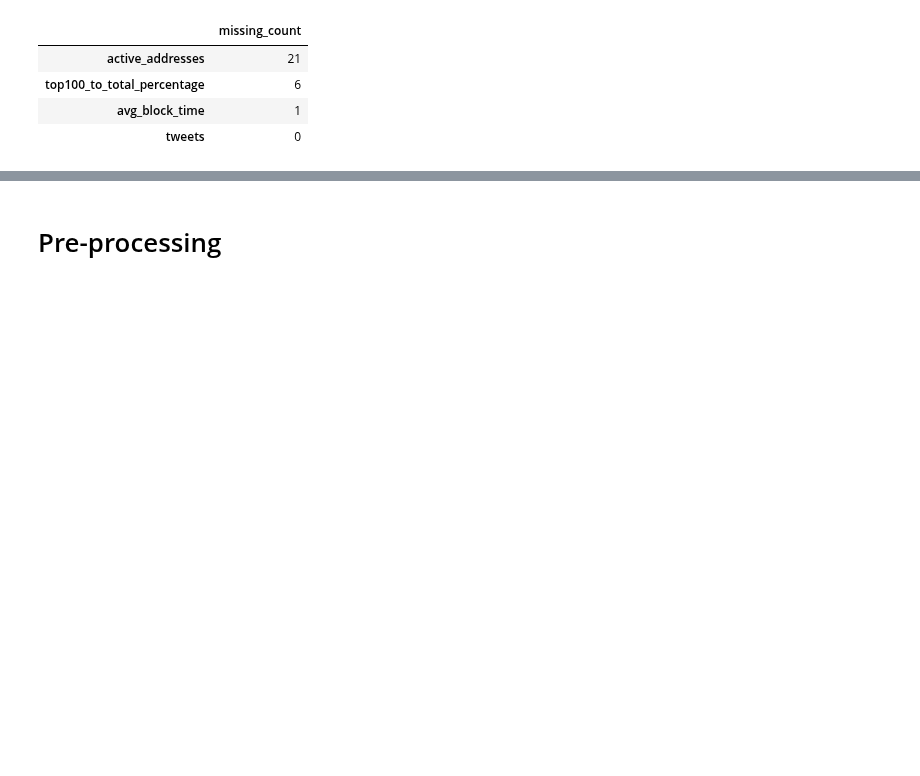
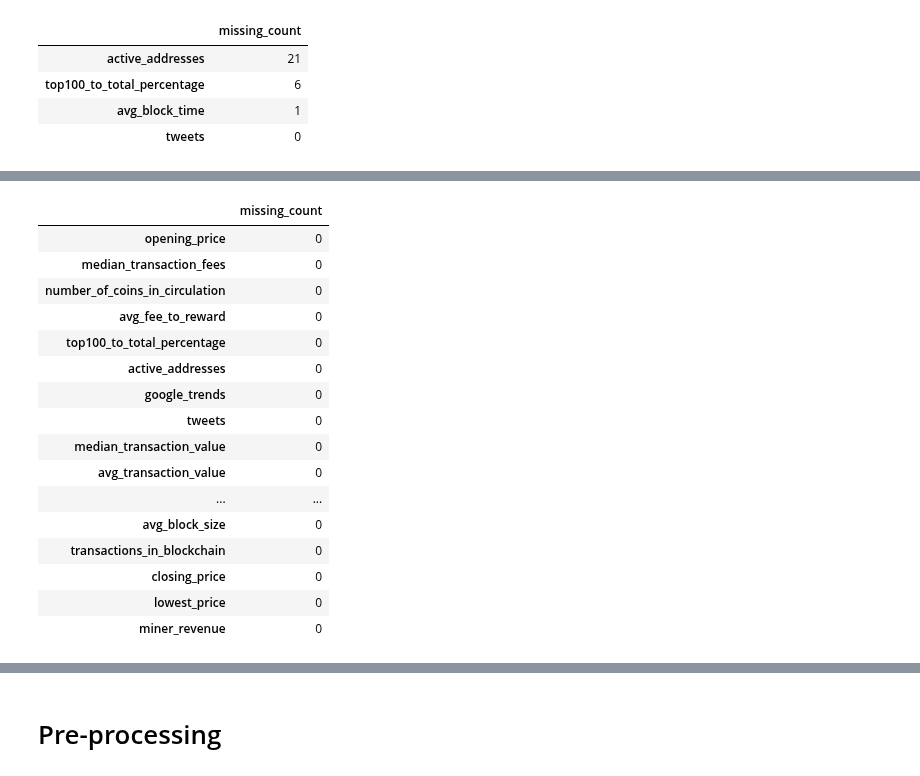
Before and after one commit to rafaelbrutti/MVA, a Jupyter notebook: ML - Time Series/Time-series forecasting of Bitcoin Prices/project.ipynb, the cells around one changed output, grey strips where cells are left out. Drawn from its saved outputs; the diff is of its cells as text; code cells hidden in the pictures; blank space fills up the shorter version.

```diff
--- a/ML - Time Series/Time-series forecasting of Bitcoin Prices/project.ipynb
+++ b/ML - Time Series/Time-series forecasting of Bitcoin Prices/project.ipynb
@@ -431,0 +419,21 @@ plt.show()
+# %%
+missing_values = pd.DataFrame(final_df.isna().sum(),columns=['missing_count'])
+missing_values.sort_values(by='missing_count',ascending=False)
+# %% [output]
+|  | missing_count |
+| opening_price | 0 |
+| median_transaction_fees | 0 |
+| number_of_coins_in_circulation | 0 |
+| avg_fee_to_reward | 0 |
+| top100_to_total_percentage | 0 |
+| active_addresses | 0 |
+| google_trends | 0 |
+| tweets | 0 |
+| median_transaction_value | 0 |
+| avg_transaction_value | 0 |
+| ... | ... |
+| avg_block_size | 0 |
+| transactions_in_blockchain | 0 |
+| closing_price | 0 |
+| lowest_price | 0 |
+| miner_revenue | 0 |
```
Also changed, not shown: parts of 17 cells of this notebook.
